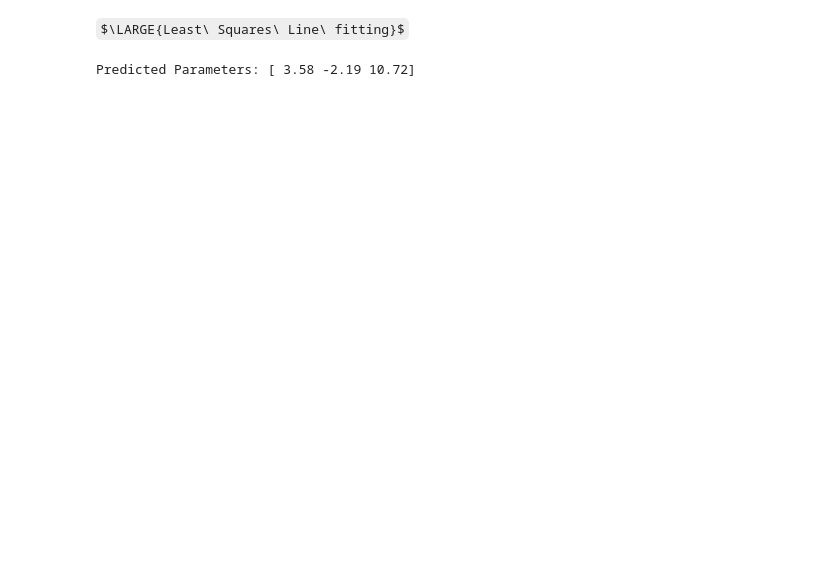
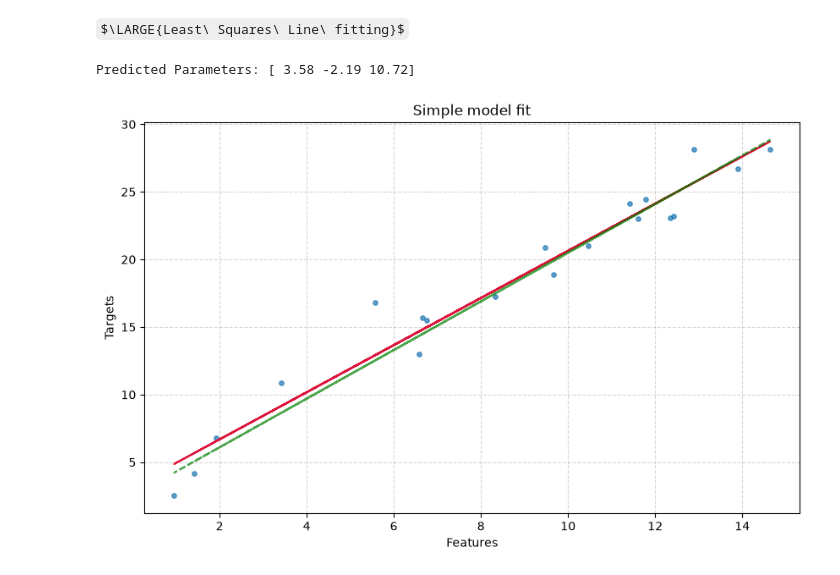
Before and after one commit to codingNR29/Image-processing, a Jupyter notebook: 05 Fitting.ipynb, the cells around one changed output. Saved outputs shown, nothing was run; the diff lists cells and outputs as text; code cells hidden in the pictures; some formulas as TeX source; blank space fills up the shorter version.

Commit message:
A plot

```diff
--- a/05 Fitting.ipynb
+++ b/05 Fitting.ipynb
@@ -48,3 +48,21 @@ print(f"Predicted Parameters: {np.round(predicted_B, 2)}")
 Predicted Parameters: [ 3.58 -2.19 10.72]
 # %%
 #Plotting a 1D X, y dataset
+rng = np.random.default_rng(42)
+X = rng.uniform(0, 15, size=(20, 1))
+y = 2.5 + 1.8 * X[:, 0] + rng.normal(0, 2, size=20)
+
+#Prediction
+predicted_B = LS_fitting(X, y)
+
+plt.figure(figsize=(10, 6))
+plt.scatter(X, y, label = 'Data points', alpha = 0.7, s = 15)
+plt.plot(X, X*predicted_B[0] + predicted_B[1], color='crimson', label='Predicted line')
+plt.plot(X, X * 1.8 + 2.5, color='green', linestyle='--', alpha=0.7)
+plt.grid(True, linestyle='--', alpha=0.5)
+plt.xlabel('Features')
+plt.ylabel('Targets')
+plt.title('Simple model fit')
+plt.show()
+# %% [output]
+[figure, added]
```
